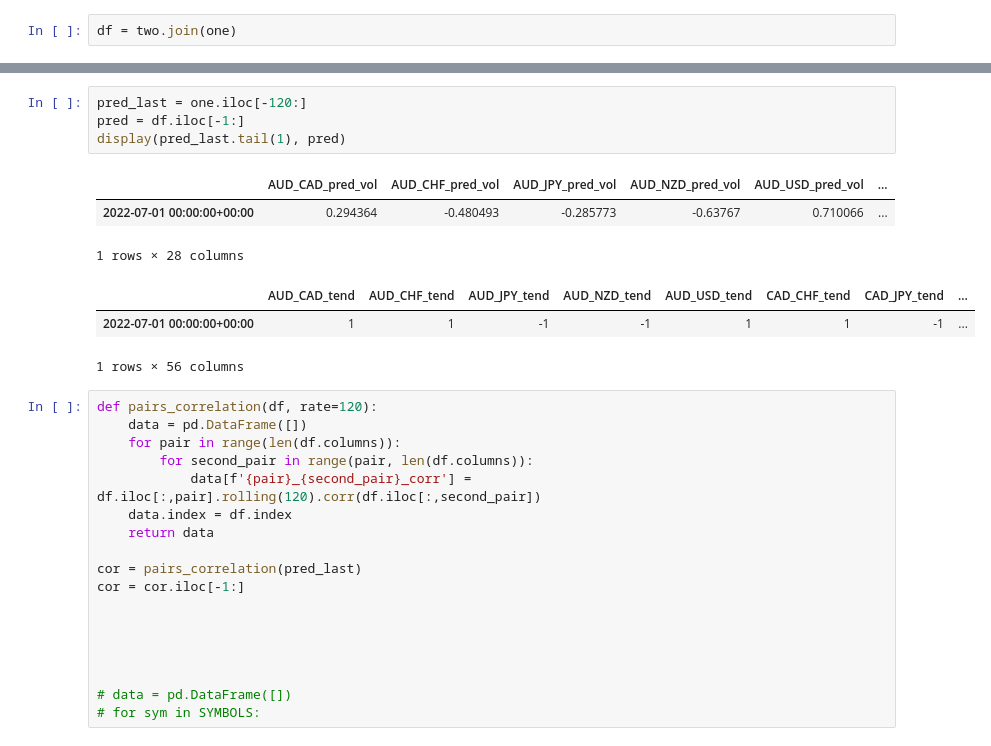
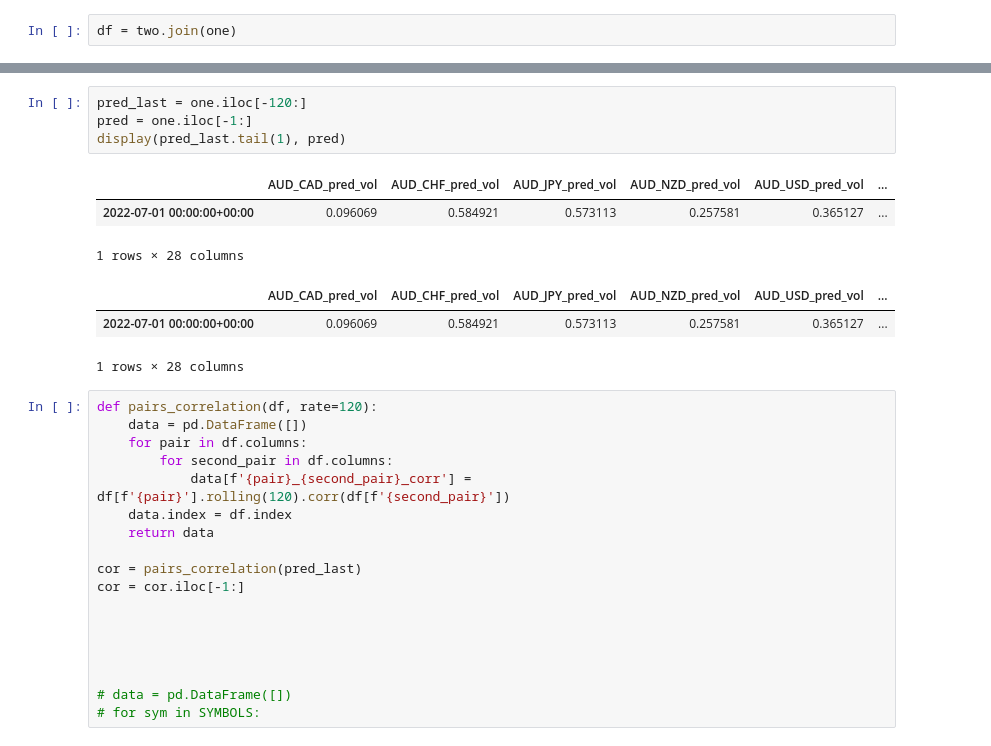
Before and after one commit to alexcolls/rex-ai, a Jupyter notebook: notebooks/marti/risk_management.ipynb, the cells around one changed output, grey strips where cells are left out. Drawn from its saved outputs; the diff is of its cells as text.

```diff
--- a/notebooks/marti/risk_management.ipynb
+++ b/notebooks/marti/risk_management.ipynb
@@ -84,21 +84,21 @@ df
 74593 rows × 56 columns
 # %%
 pred_last = one.iloc[-120:]
-pred = df.iloc[-1:]
+pred = one.iloc[-1:]
 display(pred_last.tail(1), pred)
 # %% [output]
 |  | AUD_CAD_pred_vol | AUD_CHF_pred_vol | AUD_JPY_pred_vol | AUD_NZD_pred_vol | AUD_USD_pred_vol | ... |
-| 2022-07-01 00:00:00+00:00 | 0.294364 | -0.480493 | -0.285773 | -0.63767 | 0.710066 | ... |
+| 2022-07-01 00:00:00+00:00 | 0.096069 | 0.584921 | 0.573113 | 0.257581 | 0.365127 | ... |
 1 rows × 28 columns
-|  | AUD_CAD_tend | AUD_CHF_tend | AUD_JPY_tend | AUD_NZD_tend | AUD_USD_tend | CAD_CHF_tend | CAD_JPY_tend | ... |
-| 2022-07-01 00:00:00+00:00 | 1 | 1 | -1 | -1 | 1 | 1 | -1 | ... |
+|  | AUD_CAD_pred_vol | AUD_CHF_pred_vol | AUD_JPY_pred_vol | AUD_NZD_pred_vol | AUD_USD_pred_vol | ... |
+| 2022-07-01 00:00:00+00:00 | 0.096069 | 0.584921 | 0.573113 | 0.257581 | 0.365127 | ... |
-1 rows × 56 columns
+1 rows × 28 columns
 # %%
 def pairs_correlation(df, rate=120):
     data = pd.DataFrame([])
-    for pair in range(len(df.columns)):
-        for second_pair in range(pair, len(df.columns)):
-            data[f'{pair}_{second_pair}_corr'] = df.iloc[:,pair].rolling(120).corr(df.iloc[:,second_pair])
+    for pair in df.columns:
+        for second_pair in df.columns:
+            data[f'{pair}_{second_pair}_corr'] = df[f'{pair}'].rolling(120).corr(df[f'{second_pair}'])
     data.index = df.index
     return data
 
```
Also changed, not shown: parts of 7 cells of this notebook, 1 other file.
